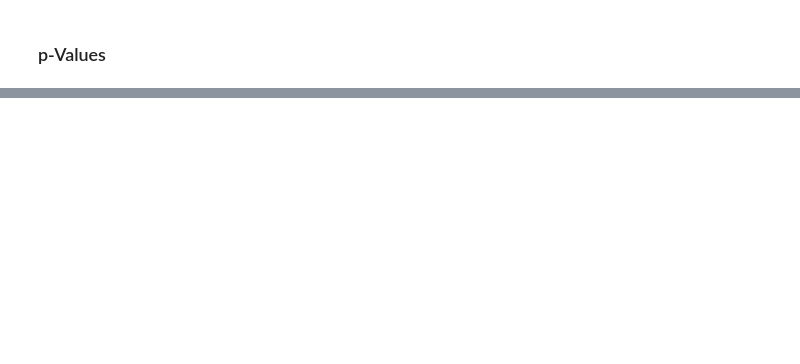
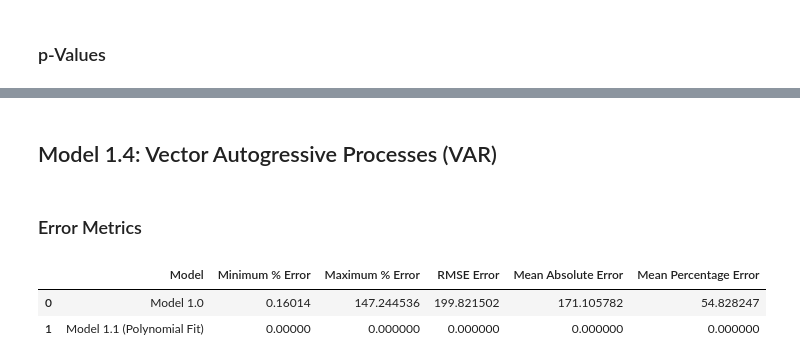
Before and after one commit to Sree-vathsan/CSE591-Data-Science-Project, a Jupyter notebook: regressionModel/Linear_Reg_Model_Gold.ipynb, the cells around one changed output, grey strips where cells are left out. Drawn from its saved outputs; the diff is of its cells as text; code cells hidden in the pictures; blank space fills up the shorter version.

Commit message:
phase3:regressionModel make Linear_Reg_Model_Gold.ipynb same stage as Oil

```diff
--- a/regressionModel/Linear_Reg_Model_Gold.ipynb
+++ b/regressionModel/Linear_Reg_Model_Gold.ipynb
@@ -110,0 +195,2 @@ USD_Value     -0.791508    -0.242848   -0.462466   1.000000
+# %%
+res = mv_regress(y_arr_train, x_arr_train)
@@ -110,0 +218,3 @@ USD_Value     -0.791508    -0.242848   -0.462466   1.000000
+# %%
+y_pred0 = mv_predict(x_arr_test, res)
+y_pred0
@@ -110,0 +241,4 @@ USD_Value     -0.791508    -0.242848   -0.462466   1.000000
+# %% [markdown]
+## Model 1.4: Vector Autogressive Processes (VAR)
+# %% [markdown]
+### Error Metrics
@@ -110,0 +247,18 @@ USD_Value     -0.791508    -0.242848   -0.462466   1.000000
+# %%
+err_var_y0 = 100 * (np.absolute(y_pred0 - y_arr_test) / y_arr_test)
+err_RMS_y0 = np.sqrt(mean_squared_error(y_arr_test,y_pred0))
+err_ABS_y0 = np.absolute(y_pred0-y_arr_test)
+# %%
+df_err = pd.DataFrame(data=None, columns=['Model','Minimum % Error','Maximum % Error', 'RMSE Error', 'Mean Absolute Error','Mean Percentage Error'])
+df_err['Model'] = ('Model 1.0','Model 1.1 (Polynomial Fit)')
+df_err['Minimum % Error'] = (min(err_var_y0),0)
+df_err['Maximum % Error'] = (max(err_var_y0),0)
+df_err['RMSE Error'] = (err_RMS_y0,0)
+df_err['Mean Absolute Error'] = (npf.mean(err_ABS_y0),0)
+df_err['Mean Percentage Error'] = (np.mean(err_var_y0),0)
+# %%
+df_err
+# %% [output]
+|  | Model | Minimum % Error | Maximum % Error | RMSE Error | Mean Absolute Error | Mean Percentage Error |
+| 0 | Model 1.0 | 0.16014 | 147.244536 | 199.821502 | 171.105782 | 54.828247 |
+| 1 | Model 1.1 (Polynomial Fit) | 0.00000 | 0.000000 | 0.000000 | 0.000000 | 0.000000 |
```
Also changed, not shown: parts of 17 cells of this notebook.
